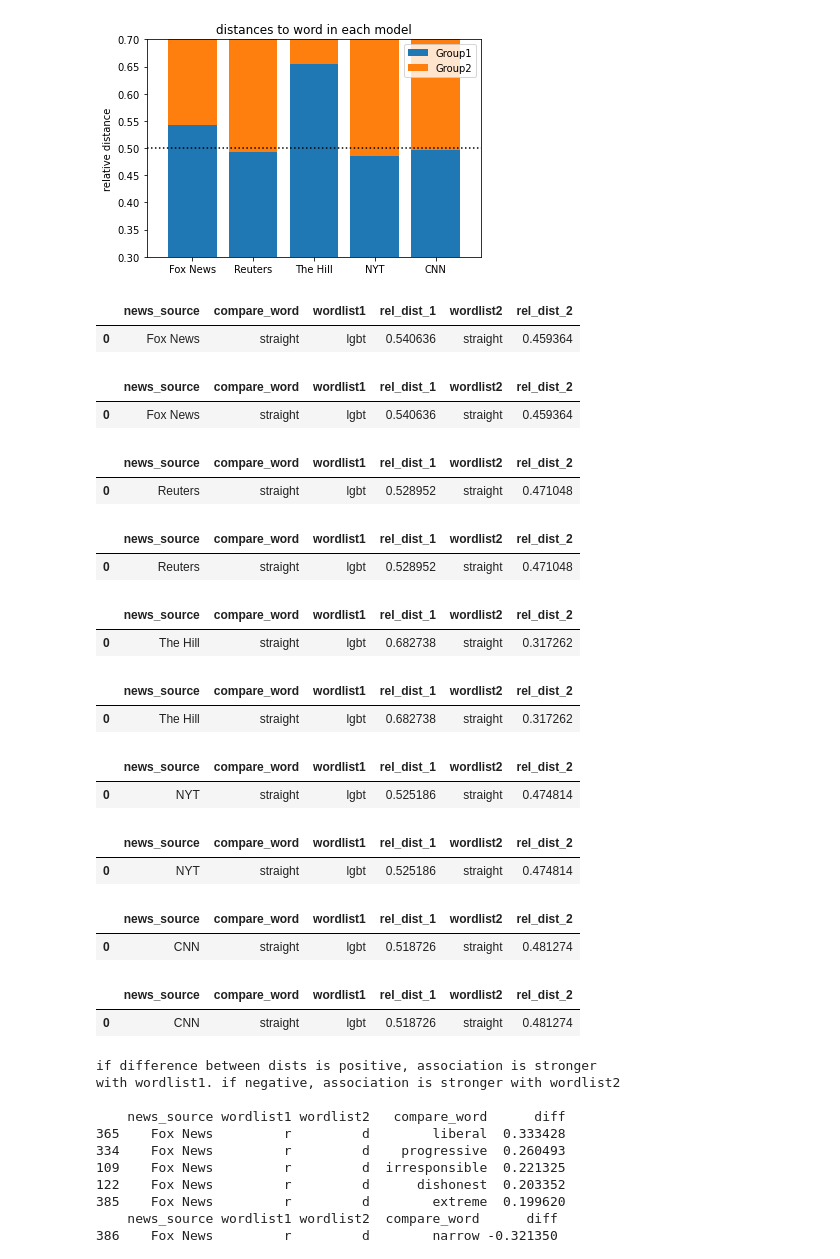
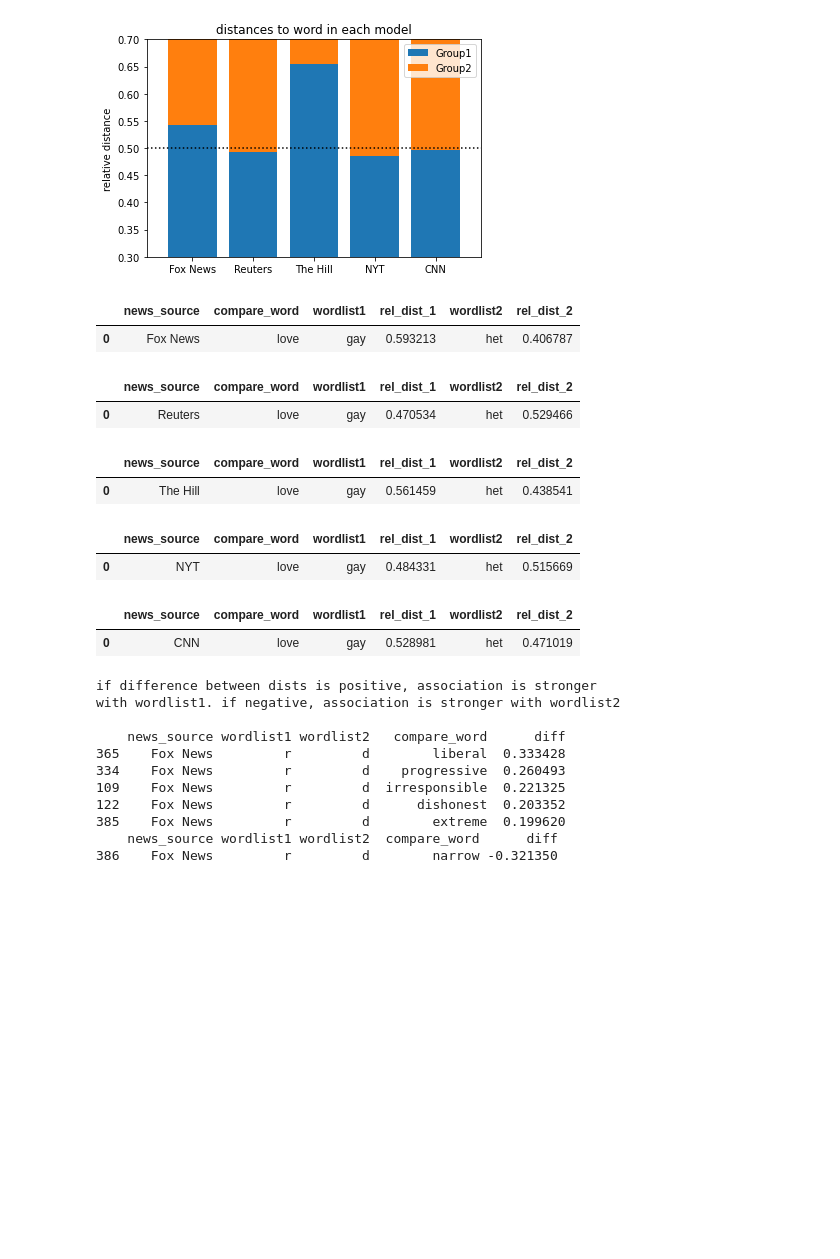
Before and after one commit to abbynewcomb/word_embeddings, a Jupyter notebook: analysis.ipynb, the cells around one changed output. Cells and saved outputs as stored; diff of their text form; code cells hidden in the pictures; blank space fills up the shorter version.

```diff
--- a/analysis.ipynb
+++ b/analysis.ipynb
@@ -302,28 +294,18 @@ plt.show()
 # %% [output]
 [figure]
 # %%
-find_rel_dists_compare_each_model('lgbt', ['homosexual'], 'straight', ['heterosexual'], ['straight'])
+find_rel_dists_compare_each_model('gay', ['gay'], 'het', ['heterosexual'], ['love'])
 # %% [output]
 |  | news_source | compare_word | wordlist1 | rel_dist_1 | wordlist2 | rel_dist_2 |
-| 0 | Fox News | straight | lgbt | 0.540636 | straight | 0.459364 |
+| 0 | Fox News | love | gay | 0.593213 | het | 0.406787 |
 |  | news_source | compare_word | wordlist1 | rel_dist_1 | wordlist2 | rel_dist_2 |
-| 0 | Fox News | straight | lgbt | 0.540636 | straight | 0.459364 |
+| 0 | Reuters | love | gay | 0.470534 | het | 0.529466 |
 |  | news_source | compare_word | wordlist1 | rel_dist_1 | wordlist2 | rel_dist_2 |
-| 0 | Reuters | straight | lgbt | 0.528952 | straight | 0.471048 |
+| 0 | The Hill | love | gay | 0.561459 | het | 0.438541 |
 |  | news_source | compare_word | wordlist1 | rel_dist_1 | wordlist2 | rel_dist_2 |
-| 0 | Reuters | straight | lgbt | 0.528952 | straight | 0.471048 |
+| 0 | NYT | love | gay | 0.484331 | het | 0.515669 |
 |  | news_source | compare_word | wordlist1 | rel_dist_1 | wordlist2 | rel_dist_2 |
-| 0 | The Hill | straight | lgbt | 0.682738 | straight | 0.317262 |
+| 0 | CNN | love | gay | 0.528981 | het | 0.471019 |
-|  | news_source | compare_word | wordlist1 | rel_dist_1 | wordlist2 | rel_dist_2 |
-| 0 | The Hill | straight | lgbt | 0.682738 | straight | 0.317262 |
-|  | news_source | compare_word | wordlist1 | rel_dist_1 | wordlist2 | rel_dist_2 |
-| 0 | NYT | straight | lgbt | 0.525186 | straight | 0.474814 |
-|  | news_source | compare_word | wordlist1 | rel_dist_1 | wordlist2 | rel_dist_2 |
-| 0 | NYT | straight | lgbt | 0.525186 | straight | 0.474814 |
-|  | news_source | compare_word | wordlist1 | rel_dist_1 | wordlist2 | rel_dist_2 |
-| 0 | CNN | straight | lgbt | 0.518726 | straight | 0.481274 |
-|  | news_source | compare_word | wordlist1 | rel_dist_1 | wordlist2 | rel_dist_2 |
-| 0 | CNN | straight | lgbt | 0.518726 | straight | 0.481274 |
 # %%
 find_avg_dists_compare_each_model("r", r_list, "d", d_list, adjectives)
 # %% [output]
```
Also changed, not shown: parts of 3 cells of this notebook.
